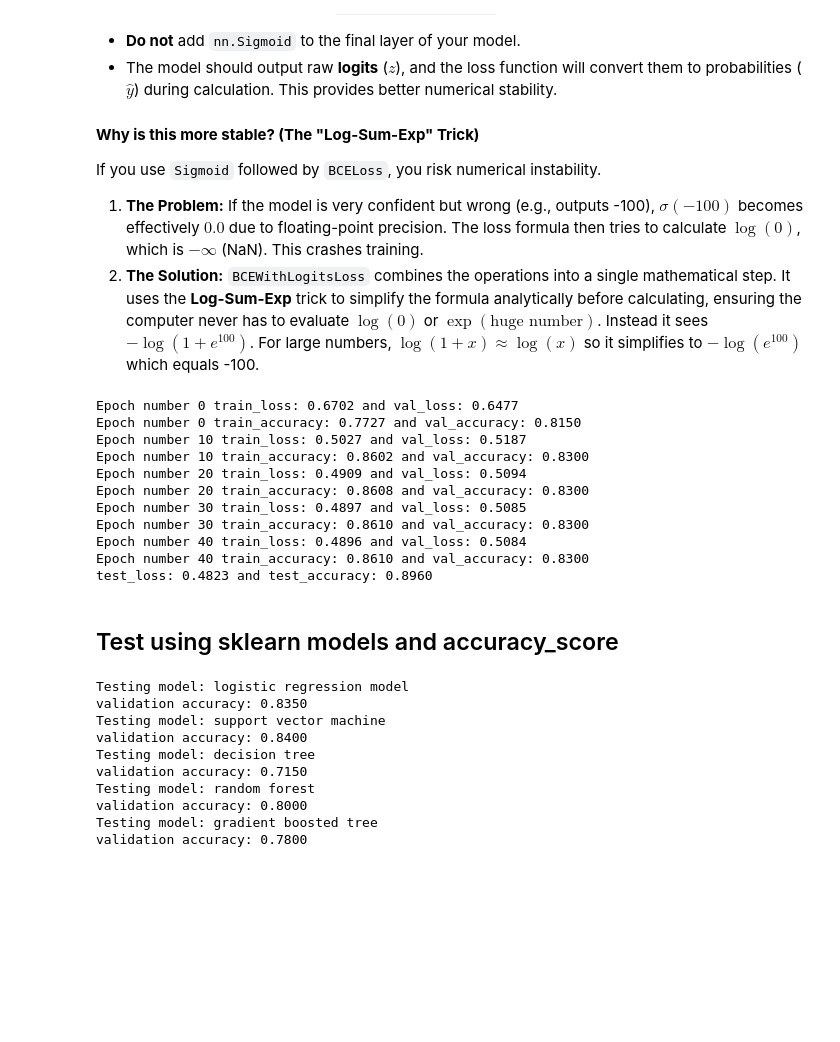
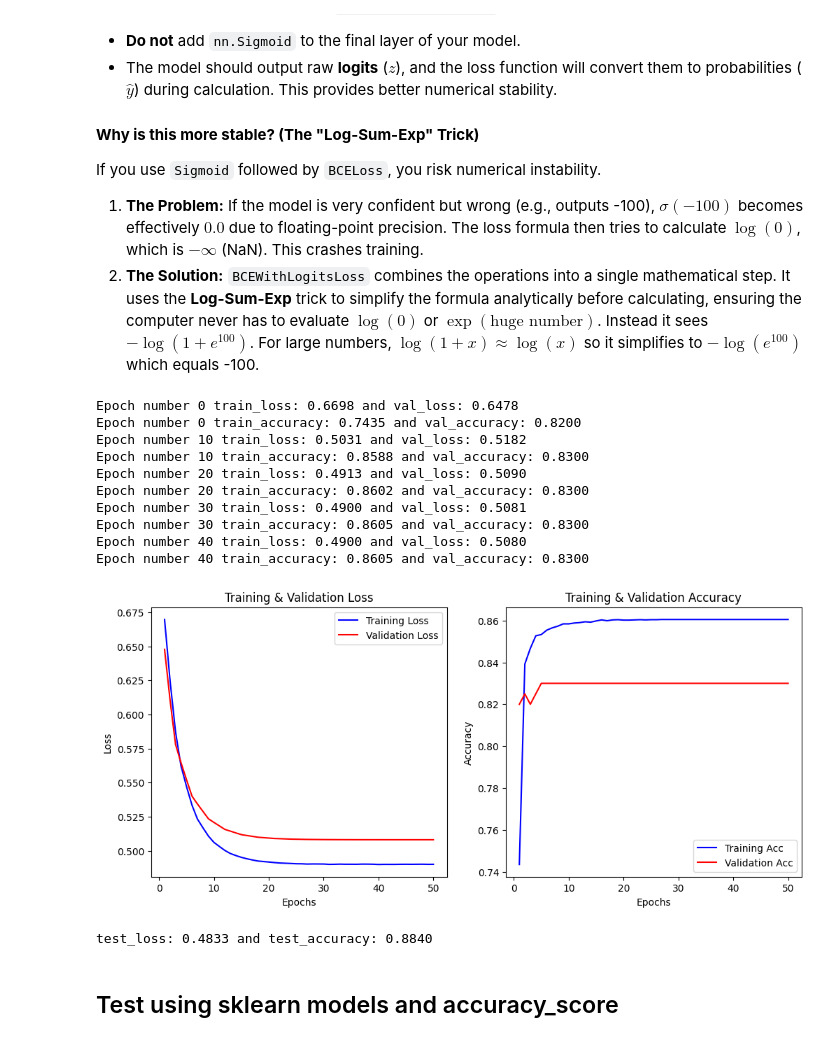
Before and after one commit to mdossett204/AI-maths-foundations, a Jupyter notebook: NLP-learning-notebooks/week1-classical-nlp/binary-classification-pytorch-vs-sklearn.ipynb, the cells around one changed output. Drawn from its saved outputs; the diff is of its cells as text; code cells hidden in the pictures; blank space fills up the shorter version.

```diff
--- a/NLP-learning-notebooks/week1-classical-nlp/binary-classification-pytorch-vs-sklearn.ipynb
+++ b/NLP-learning-notebooks/week1-classical-nlp/binary-classification-pytorch-vs-sklearn.ipynb
@@ -127,14 +127,18 @@ def evaluate_model(model, data_loader, criterion, device) -> tuple:
     accuracy/=total_size
     return avg_loss, accuracy
 
-def train_test_model(device, model, criterion, train_loader, val_loader, patience, num_epochs, lr):
+def train_test_model(device, model, criterion, train_loader, val_loader, patience, num_epochs, lr, C=1):
     model.to(device)
-    optimizer = torch.optim.Adam(params=model.parameters(), lr=lr)
+    optimizer = torch.optim.Adam(params=model.parameters(), lr=lr, weight_decay=C)
     lr_scheduler = torch.optim.lr_scheduler.StepLR(optimizer=optimizer, step_size=3, gamma=0.5)
     best_model_state = deepcopy(model.state_dict())
     lowest_loss = float("inf")
     counter = 0
     total_train_size = len(train_loader.dataset)
+    train_losses = []
+    train_accs = []
+    val_losses = []
+    val_accs = []
     for epoch in range(num_epochs):
         model.train()
         avg_train_loss = 0
@@ -150,8 +154,11 @@ def train_test_model(device, model, criterion, train_loader, val_loader, patienc
             train_accuracy += get_total_accuracy(logit, y)
         avg_train_loss /= len(train_loader)
         train_accuracy /= total_train_size
-
+        train_losses.append(avg_train_loss)
+        train_accs.append(train_accuracy)
         avg_val_loss, val_accuracy = evaluate_model(model, val_loader, criterion, device)
+        val_losses.append(avg_val_loss)
+        val_accs.append(val_accuracy)
         lr_scheduler.step()
         best_model_state, lowest_loss, counter, early_stop = check_early_stop(
             patience, avg_val_loss, model, best_model_state, lowest_loss, counter, epoch)
@@ -162,67 +169,41 @@ def train_test_model(device, model, criterion, train_loader, val_loader, patienc
             print(f"Early stoping with epoch number {epoch}")
             print(f"Train_loss: {avg_train_loss:.4f} and val_loss: {avg_val_loss:.4f}")
             break
+    plot_training_history(train_losses, val_losses, train_accs, val_accs)
     model.load_state_dict(best_model_state)
     return model
 # %%
+torch.manual_seed(204)
 linear_classifier = LinearModel(2000)
 criterion = nn.BCEWithLogitsLoss() # this applies sigmoid activation so you don't need to us nn.Sigmoid layer
 patience = 10
 num_epochs = 50
 lr = 1e-3
 train_classifier = train_test_model(
     device,
     linear_classifier,
     criterion,
     train_loader,
     val_loader,
     patience,
     num_epochs,
-    lr
+    lr,
+    C=1e-5
 )
 test_loss, test_accuracy = evaluate_model(train_classifier, test_loader, criterion, device)
 print(f"test_loss: {test_loss:.4f} and test_accuracy: {test_accuracy:.4f}")
 # %% [output]
-Epoch number 0 train_loss: 0.6702 and val_loss: 0.6477
-Epoch number 0 train_accuracy: 0.7727 and val_accuracy: 0.8150
-Epoch number 10 train_loss: 0.5027 and val_loss: 0.5187
-Epoch number 10 train_accuracy: 0.8602 and val_accuracy: 0.8300
-Epoch number 20 train_loss: 0.4909 and val_loss: 0.5094
-Epoch number 20 train_accuracy: 0.8608 and val_accuracy: 0.8300
-Epoch number 30 train_loss: 0.4897 and val_loss: 0.5085
-Epoch number 30 train_accuracy: 0.8610 and val_accuracy: 0.8300
-Epoch number 40 train_loss: 0.4896 and val_loss: 0.5084
-Epoch number 40 train_accuracy: 0.8610 and val_accuracy: 0.8300
-test_loss: 0.4823 and test_accuracy: 0.8960
+Epoch number 0 train_loss: 0.6698 and val_loss: 0.6478
+Epoch number 0 train_accuracy: 0.7435 and val_accuracy: 0.8200
+Epoch number 10 train_loss: 0.5031 and val_loss: 0.5182
+Epoch number 10 train_accuracy: 0.8588 and val_accuracy: 0.8300
+Epoch number 20 train_loss: 0.4913 and val_loss: 0.5090
+Epoch number 20 train_accuracy: 0.8602 and val_accuracy: 0.8300
+Epoch number 30 train_loss: 0.4900 and val_loss: 0.5081
+Epoch number 30 train_accuracy: 0.8605 and val_accuracy: 0.8300
+Epoch number 40 train_loss: 0.4900 and val_loss: 0.5080
+Epoch number 40 train_accuracy: 0.8605 and val_accuracy: 0.8300
+[figure, added]
+test_loss: 0.4833 and test_accuracy: 0.8840
 # %% [markdown]
 ## Test using sklearn models and accuracy_score
-# %%
-random_state = 204
-sklearn_models = {
-    "logistic regression model": LogisticRegression(random_state=random_state, max_iter=1000),
-    "support vector machine": LinearSVC(random_state=random_state),
-    "decision tree": DecisionTreeClassifier(random_state=random_state),
-    "random forest": RandomForestClassifier(random_state=random_state),
-    "gradient boosted tree": GradientBoostingClassifier(random_state=random_state)
-}
-
-def train_test_sklearn(model, X_train, y_train, X_val, y_val):
-    model.fit(X_train, y_train)
-    y_pred = model.predict(X_val)
-    return accuracy_score(y_val, y_pred)
-
-for model_name, model in sklearn_models.items():
-    print(f"Testing model: {model_name}")
-    metric = train_test_sklearn(model, X_train_sp, y_train_sp, X_val_sp, y_val_sp)
-    print(f"validation accuracy: {metric:.4f}")
-# %% [output]
-Testing model: logistic regression model
-validation accuracy: 0.8350
-Testing model: support vector machine
-validation accuracy: 0.8400
-Testing model: decision tree
-validation accuracy: 0.7150
-Testing model: random forest
-validation accuracy: 0.8000
-Testing model: gradient boosted tree
-validation accuracy: 0.7800
```
Also changed, not shown: parts of 4 cells of this notebook, 1 other file.
